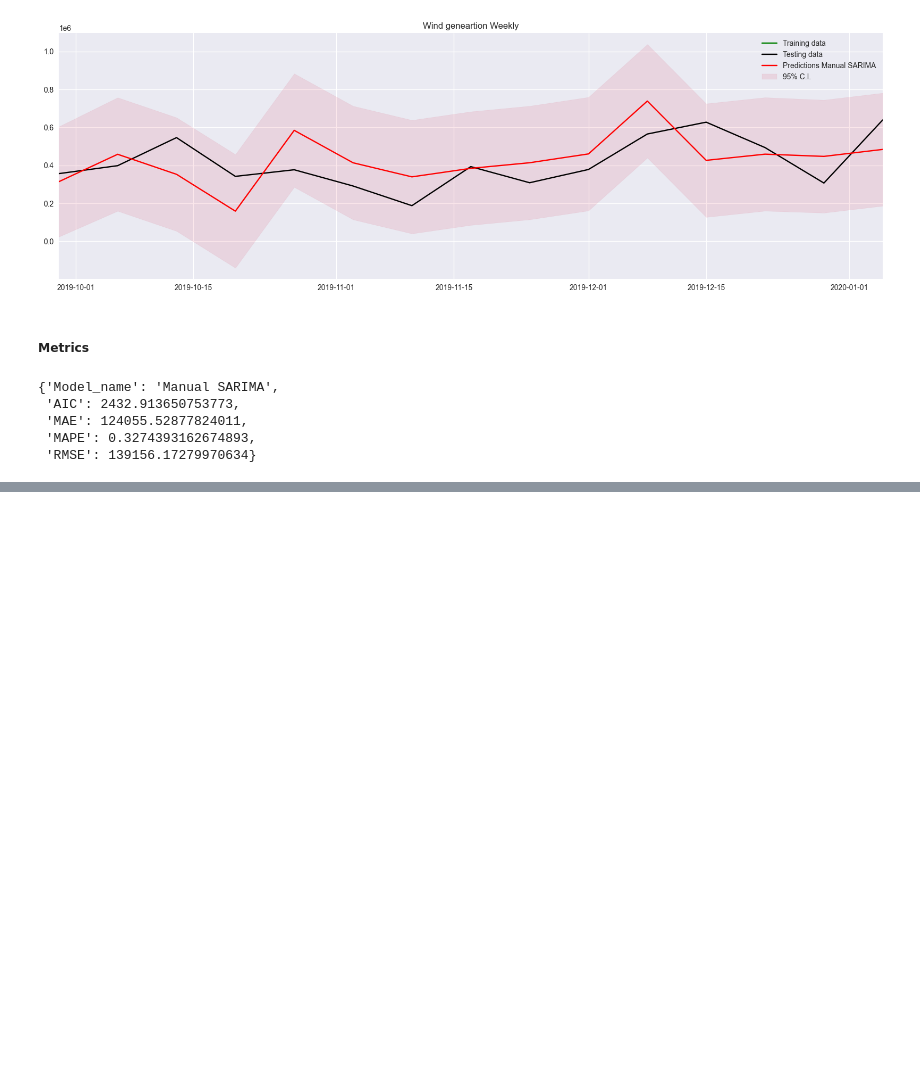
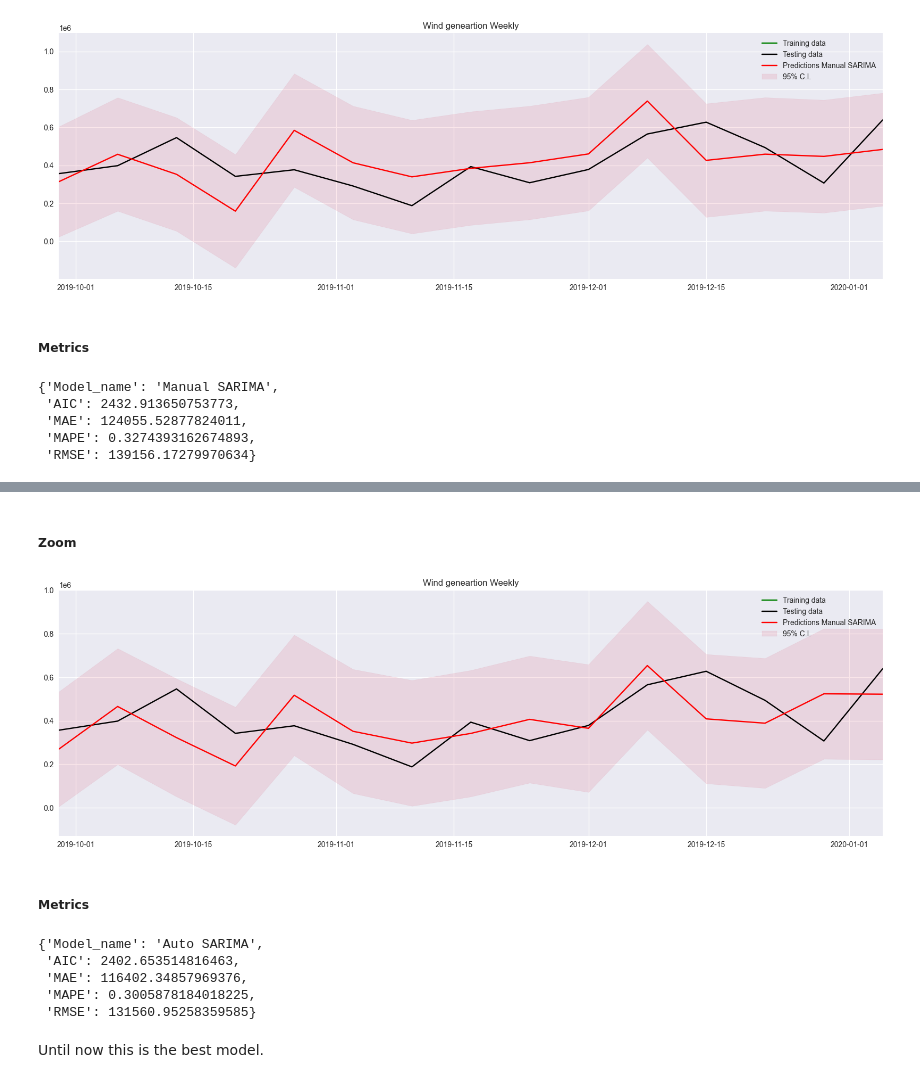
Before and after one commit to AlessandroSignoretto/Statistical_Models_project, a Jupyter notebook: Models_project.ipynb, the cells around one changed output, grey strips where cells are left out. Drawn from its saved outputs; the diff is of its cells as text; code cells hidden in the pictures; blank space fills up the shorter version.

```diff
--- a/Models_project.ipynb
+++ b/Models_project.ipynb
@@ -1013,0 +1102,38 @@ Manual_SARIMA
+# %% [markdown]
+<h5><b>Zoom</b></h5>
+# %%
+# Plot the data and predictions
+plt.figure(figsize=(20, 6))
+plt.plot(train_data_w, color='green',label='Training data')
+plt.plot(test_data_w, color='black', label='Testing data')
+plt.plot(Auto_Sarima['mean'], color='red', label='Predictions Manual SARIMA')
+plt.fill_between(Auto_Sarima.index, Auto_Sarima['mean_ci_lower'], Auto_Sarima['mean_ci_upper'], alpha=.1, color='crimson', label='95% C.I.')
+
+# Zoom into the prediction part
+start_index = Auto_Sarima.index[-15]  # Start of zoom
+end_index = Auto_Sarima.index[-1]      # End of zoom
+plt.xlim(start_index, end_index)
+plt.title('Wind geneartion Weekly')
+plt.legend()
+plt.show()
+# %% [output]
+[figure, added]
+# %% [markdown]
+<h5><b>Metrics</b></h5>
+# %%
+Auto_SARIMA = {
+    'Model_name': 'Auto SARIMA',
+    'AIC': result_auto_SARIMA.aic,
+    'MAE': mean_absolute_error(test_data_w, Auto_Sarima['mean']),
+    'MAPE': mean_absolute_percentage_error(test_data_w, Auto_Sarima['mean']),
+    'RMSE': mean_squared_error(test_data_w, Auto_Sarima['mean'], squared=False)
+}
+Auto_SARIMA
+# %% [output]
+{'Model_name': 'Auto SARIMA',
+ 'AIC': 2402.653514816463,
+ 'MAE': 116402.34857969376,
+ 'MAPE': 0.3005878184018225,
+ 'RMSE': 131560.95258359585}
+# %% [markdown]
+Until now this is the best model.
```
Also changed, not shown: parts of 12 cells of this notebook.
